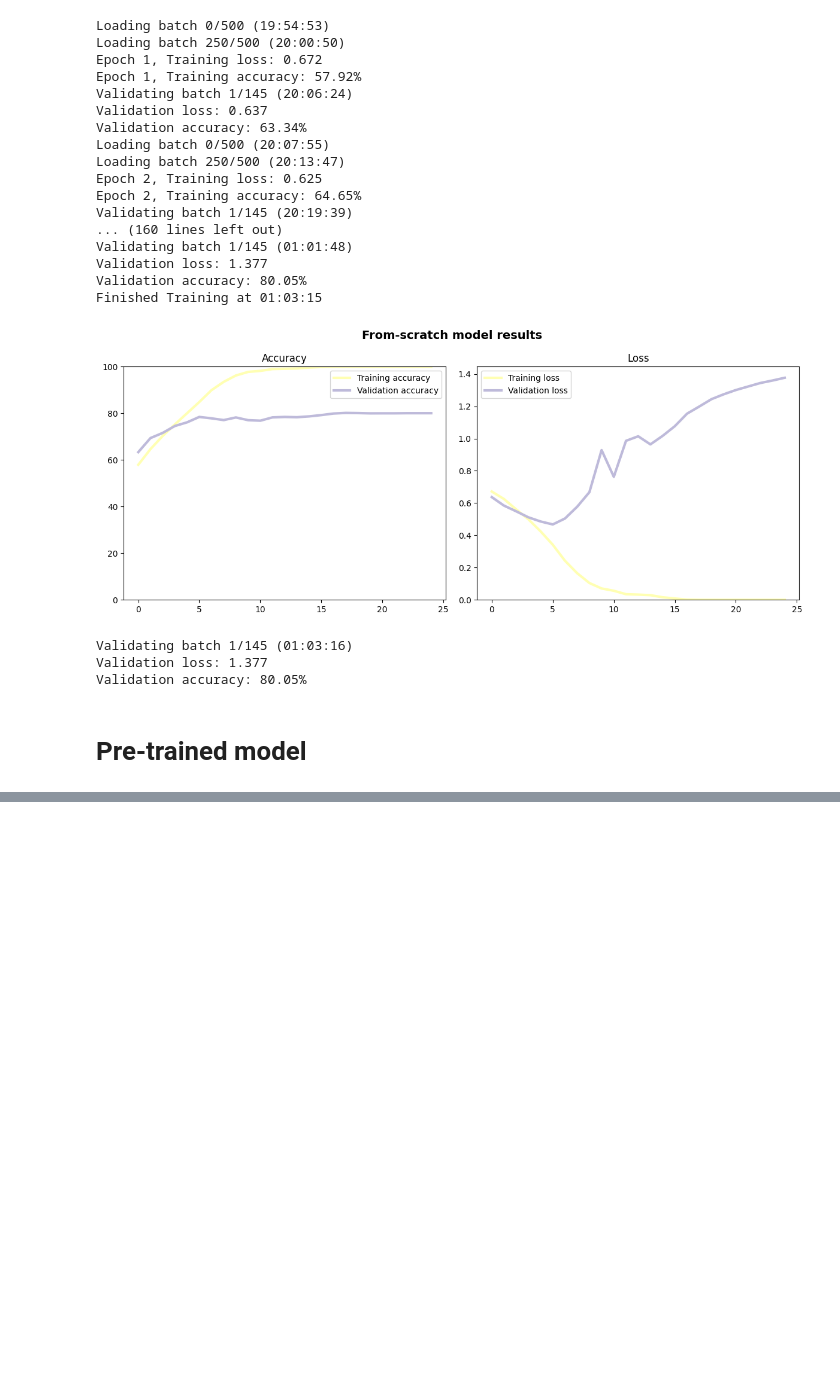
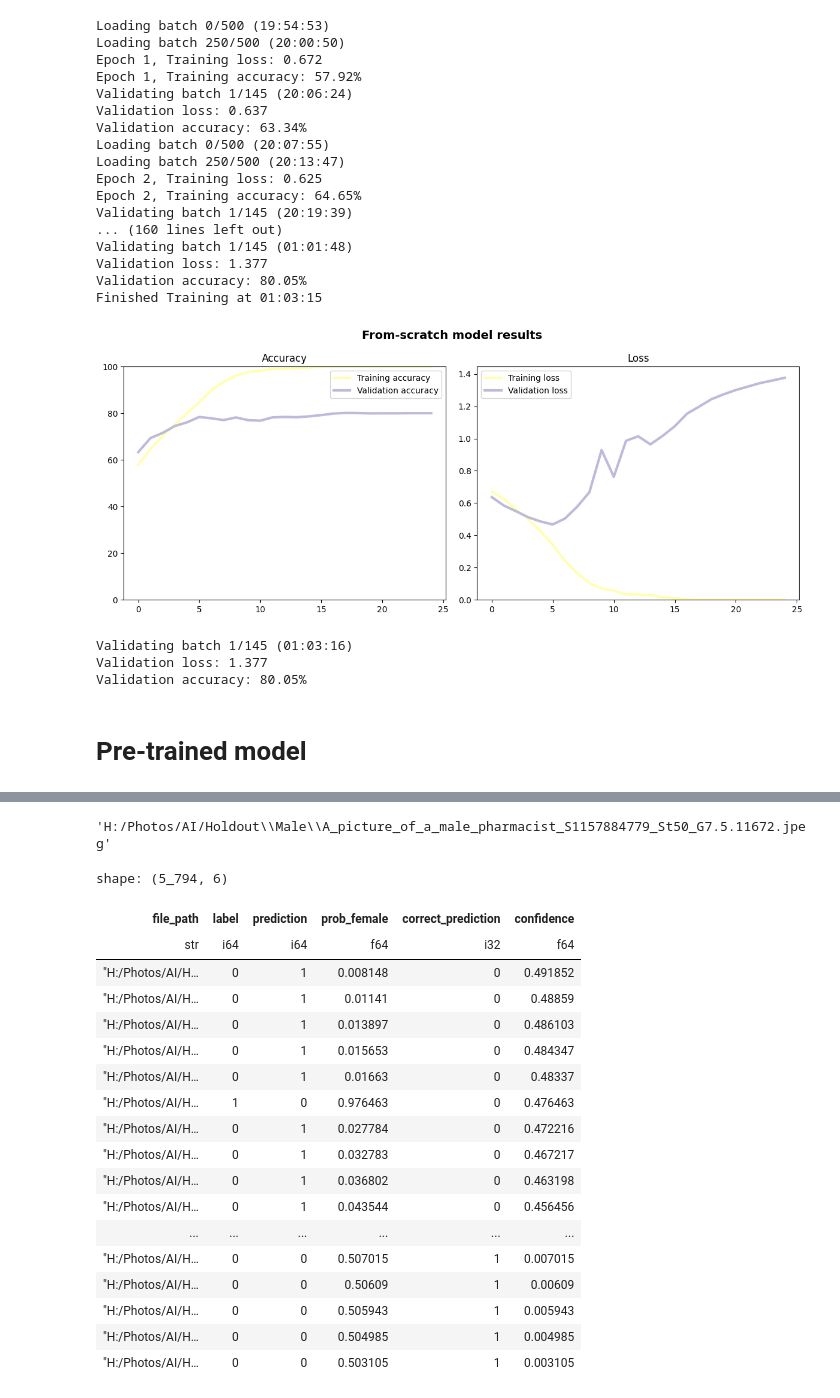
Before and after one commit to Breza/genderative_ai, a Jupyter notebook: Analysis/genderative_analysis.ipynb, the cells around one changed output, grey strips where cells are left out. Cells and saved outputs as stored; diff of their text form; code cells hidden in the pictures; blank space fills up the shorter version.

Commit message:
It works! Mwa-haha, it works!
Adds completed ResNet fine-tuned model and CV assessment. Still need to add review process for misclassified/uncertain images and then assess unlabeled data.

```diff
--- a/Analysis/genderative_analysis.ipynb
+++ b/Analysis/genderative_analysis.ipynb
@@ -451,14 +456,13 @@ for epoch in range(num_epochs):
     resnet_validation_epoch_loss.append(epoch_val_loss)
     resnet_validation_epoch_accuracy.append(epoch_val_accuracy)
 
-    print("\n\n" + "*" * 50)
-    print(f"{'*' * 10} EPOCH RESULTS {'*' * 10}".center(50))
+    print("\n" + "*" * 50)
+    print(f"{'*' * 10} EPOCH {epoch+1}RESULTS {'*' * 10}".center(50))
     print("*" * 50)
-    print(f'\033[1mEpoch {epoch+1}/{num_epochs}\033[0m, '
-          f'\033[94mTrain Loss: {running_loss/len(train_loader):.3f}\033[0m, '
+    print(f'\033[94mTrain Loss: {running_loss/len(train_loader):.3f}\033[0m, '
           f'\033[92mValidation Loss: {epoch_val_loss:.3f}\033[0m, '
           f'\033[93mTraining Accuracy: {100 * correct_train / total_train:.2f}%\033[0m, '
           f'\033[91mValidation Accuracy: {100 * epoch_val_accuracy:.2f}%\033[0m')
-    print("*" * 50 + "\n\n")
+    print("*" * 50 + "\n")
 
 print(f'Finished Training ({current_time_only()})')
@@ -490,0 +495,29 @@ plot_training_progress(train_acc=resnet_train_epoch_accuracy,
+# %%
+def predict_model_resnet(my_dataloader):
+    model_resnet.eval()
+    prediction_results = pl.DataFrame(schema={"file_path": str, "label": int, "prediction": int, "prob_female": float})
+    with torch.no_grad():
+        for i, (inputs, labels) in enumerate(my_dataloader):
+            inputs, labels = inputs.to(device), labels.to(device)
+            outputs = model_resnet(inputs)
+            _, predicted = torch.max(outputs.data, 1)
+            prob_female = torch.nn.functional.softmax(outputs, dim=1)[:,0].tolist()
+            predicted = predicted.tolist()
+            labels = labels.tolist()
+            file_paths = val_loader.dataset.samples[i:i+len(labels)]
+            file_paths = list(list(zip(*file_paths))[0])
+            batch_results = pl.DataFrame({"file_path": file_paths,
+                                          "label": labels,
+                                          "prediction": predicted,
+                                          "prob_female": prob_female})
+            prediction_results = pl.concat([prediction_results, batch_results], how="vertical_relaxed")
+        prediction_results = prediction_results.with_columns(
+            (1*(pl.col("label") == pl.col("prediction"))).alias("correct_prediction")
+        )
+        return prediction_results
+# %%
+exploration_loader=DataLoader(val_dataset, batch_size=1, shuffle=False)
+exploration_results = predict_model_resnet(exploration_loader)
+exploration_results.write_csv("exploration_results_single.csv")
+# %%
+exploration_results.sort(by=["correct_prediction"])
@@ -490,0 +561,30 @@ plot_training_progress(train_acc=resnet_train_epoch_accuracy,
+# %%
+list(list(zip(*val_loader.dataset.samples))[0])
+# %% [output]
+'H:/Photos/AI/Holdout\\Male\\A_picture_of_a_male_pharmacist_S1157884779_St50_G7.5.11672.jpeg'
+# %%
+# TODO: Find bad predictions and move them to a review folder
+(exploration_results.with_columns(
+    abs(pl.col("prob_female")-0.5).alias("confidence")
+).
+ sort(["correct_prediction", "confidence"], descending=[False, True]))
+# %% [output]
+shape: (5_794, 6)
+| file_path | label | prediction | prob_female | correct_prediction | confidence |
+| str | i64 | i64 | f64 | i32 | f64 |
+| "H:/Photos/AI/H… | 0 | 1 | 0.008148 | 0 | 0.491852 |
+| "H:/Photos/AI/H… | 0 | 1 | 0.01141 | 0 | 0.48859 |
+| "H:/Photos/AI/H… | 0 | 1 | 0.013897 | 0 | 0.486103 |
+| "H:/Photos/AI/H… | 0 | 1 | 0.015653 | 0 | 0.484347 |
+| "H:/Photos/AI/H… | 0 | 1 | 0.01663 | 0 | 0.48337 |
+| "H:/Photos/AI/H… | 1 | 0 | 0.976463 | 0 | 0.476463 |
+| "H:/Photos/AI/H… | 0 | 1 | 0.027784 | 0 | 0.472216 |
+| "H:/Photos/AI/H… | 0 | 1 | 0.032783 | 0 | 0.467217 |
+| "H:/Photos/AI/H… | 0 | 1 | 0.036802 | 0 | 0.463198 |
+| "H:/Photos/AI/H… | 0 | 1 | 0.043544 | 0 | 0.456456 |
+| ... | ... | ... | ... | ... | ... |
+| "H:/Photos/AI/H… | 0 | 0 | 0.507015 | 1 | 0.007015 |
+| "H:/Photos/AI/H… | 0 | 0 | 0.50609 | 1 | 0.00609 |
+| "H:/Photos/AI/H… | 0 | 0 | 0.505943 | 1 | 0.005943 |
+| "H:/Photos/AI/H… | 0 | 0 | 0.504985 | 1 | 0.004985 |
+| "H:/Photos/AI/H… | 0 | 0 | 0.503105 | 1 | 0.003105 |
```
Also changed, not shown: parts of 15 cells of this notebook, 4 other files.
